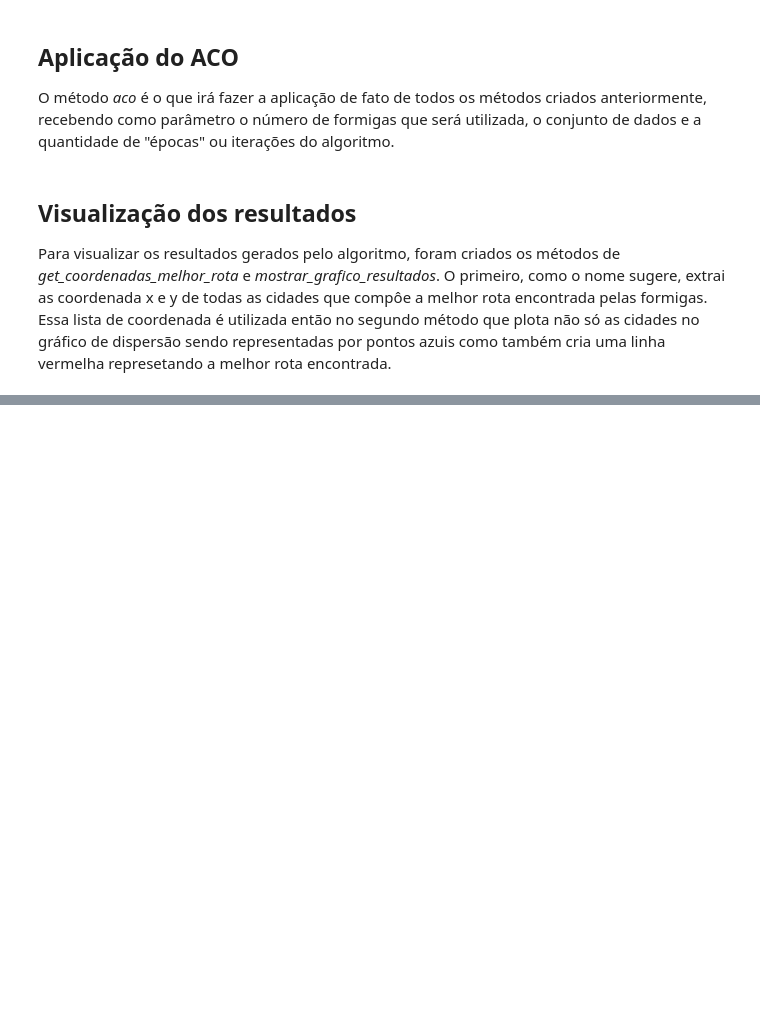
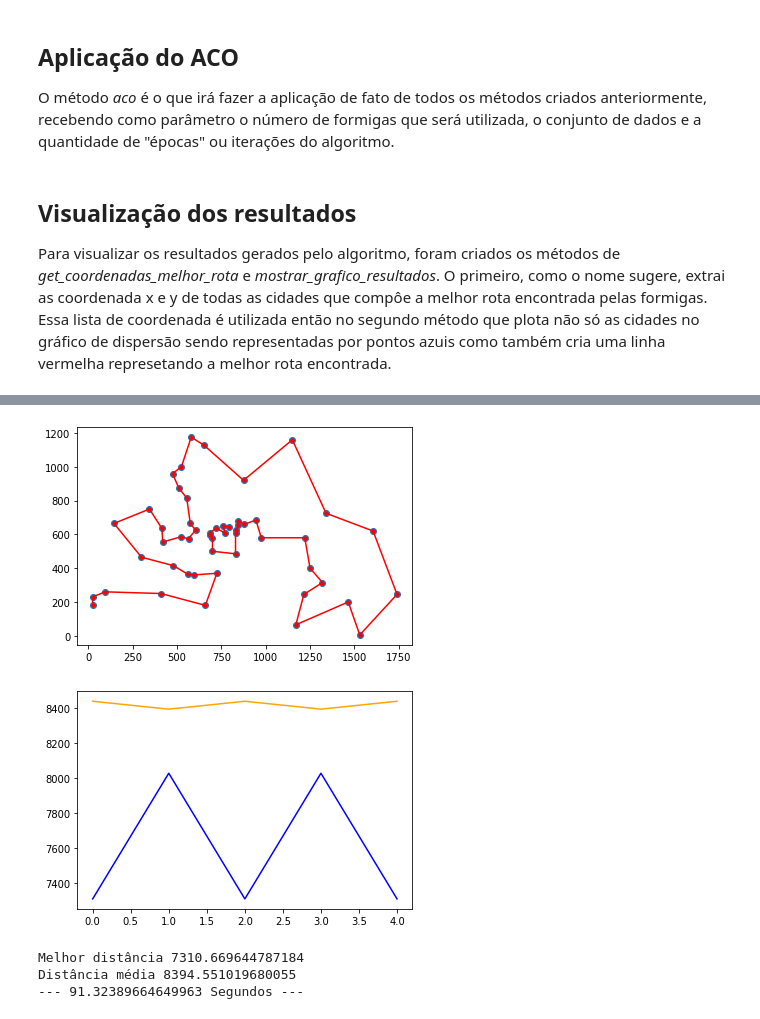
Before and after one commit to AlvaroCavalcante/computacao-bioinspirada, a Jupyter notebook: algoritmos-otimizacao/Otimização baseado em seres vivos.ipynb, the cells around one changed output, grey strips where cells are left out. Drawn from its saved outputs; the diff is of its cells as text; code cells hidden in the pictures; blank space fills up the shorter version.

```diff
--- a/algoritmos-otimizacao/Otimização baseado em seres vivos.ipynb
+++ b/algoritmos-otimizacao/Otimização baseado em seres vivos.ipynb
@@ -604,21 +612,29 @@ def mostrar_grafico_resultados(dataframe, melhor_x, melhor_y):
 # %%
 melhor_distancia, melhor_caminho, distancia_media = [99999],[(0)],[99999]
+start_time = time.time()
 
 for i in range(5):
     resultado_aco = aco(51, dataframe, 5)
 
     distancia_media = resultado_aco[2] if min(resultado_aco[0]) < min(melhor_distancia) else distancia_media
     melhor_caminho = resultado_aco[1] if min(resultado_aco[0]) < min(melhor_distancia) else melhor_caminho
     melhor_distancia = resultado_aco[0] if min(resultado_aco[0]) < min(melhor_distancia) else melhor_distancia
 
 
 melhor_x, melhor_y = get_coordenadas_melhor_rota(dataframe, melhor_caminho)
 
 mostrar_grafico_resultados(dataframe, melhor_x, melhor_y)
 
 plt.plot(distancia_media, color = 'orange')
 plt.plot(melhor_distancia, color = 'blue')
 plt.show()
 
 print('Melhor distância', min(melhor_distancia))
 print('Distância média', min(distancia_media))
+print("--- %s Segundos ---" % (time.time() - start_time))
+# %% [output]
+[figure, added]
+[figure, added]
+Melhor distância 7310.669644787184
+Distância média 8394.551019680055
+--- 91.32389664649963 Segundos ---
```
Also changed, not shown: parts of 5 cells of this notebook.
